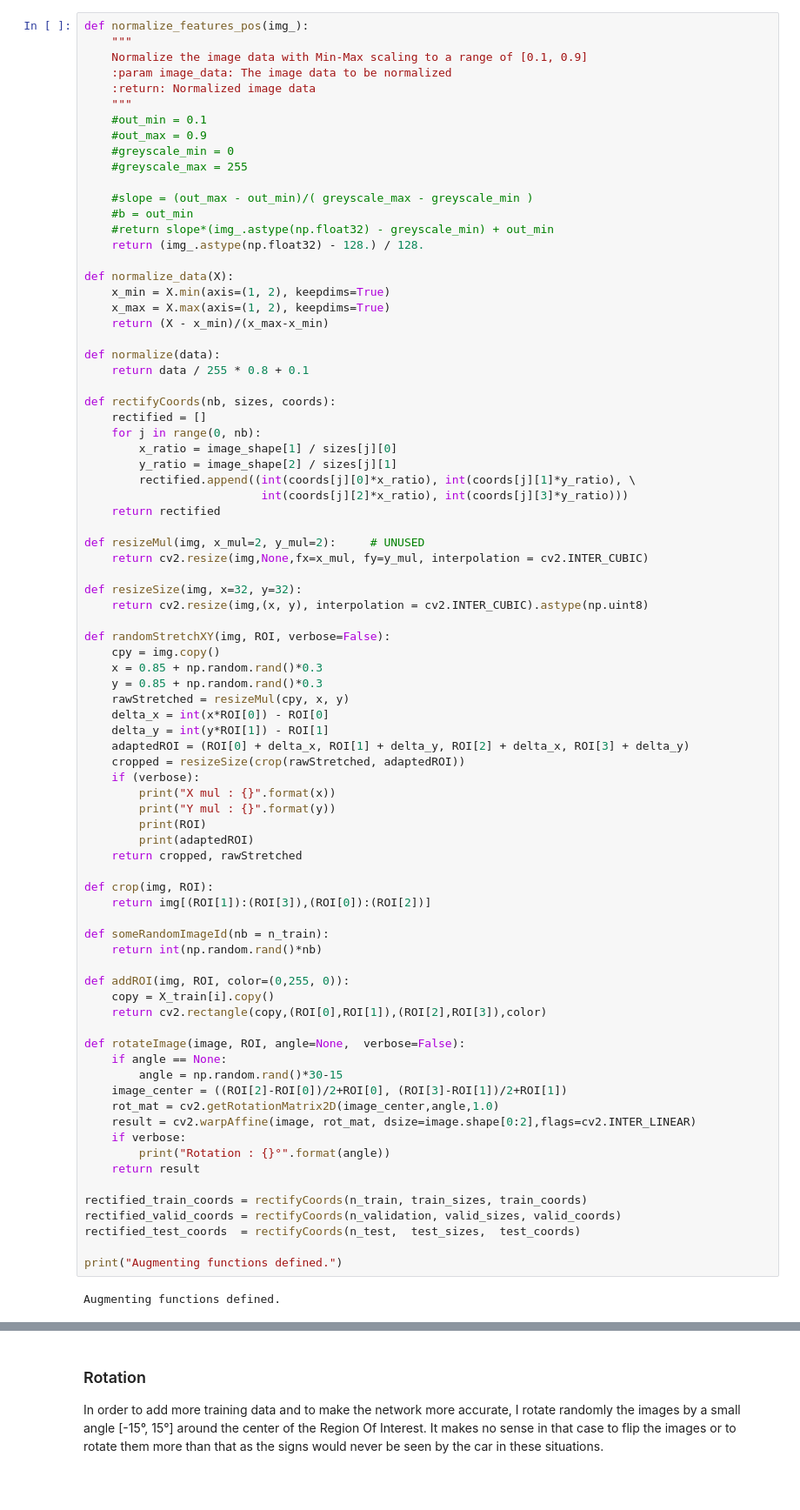
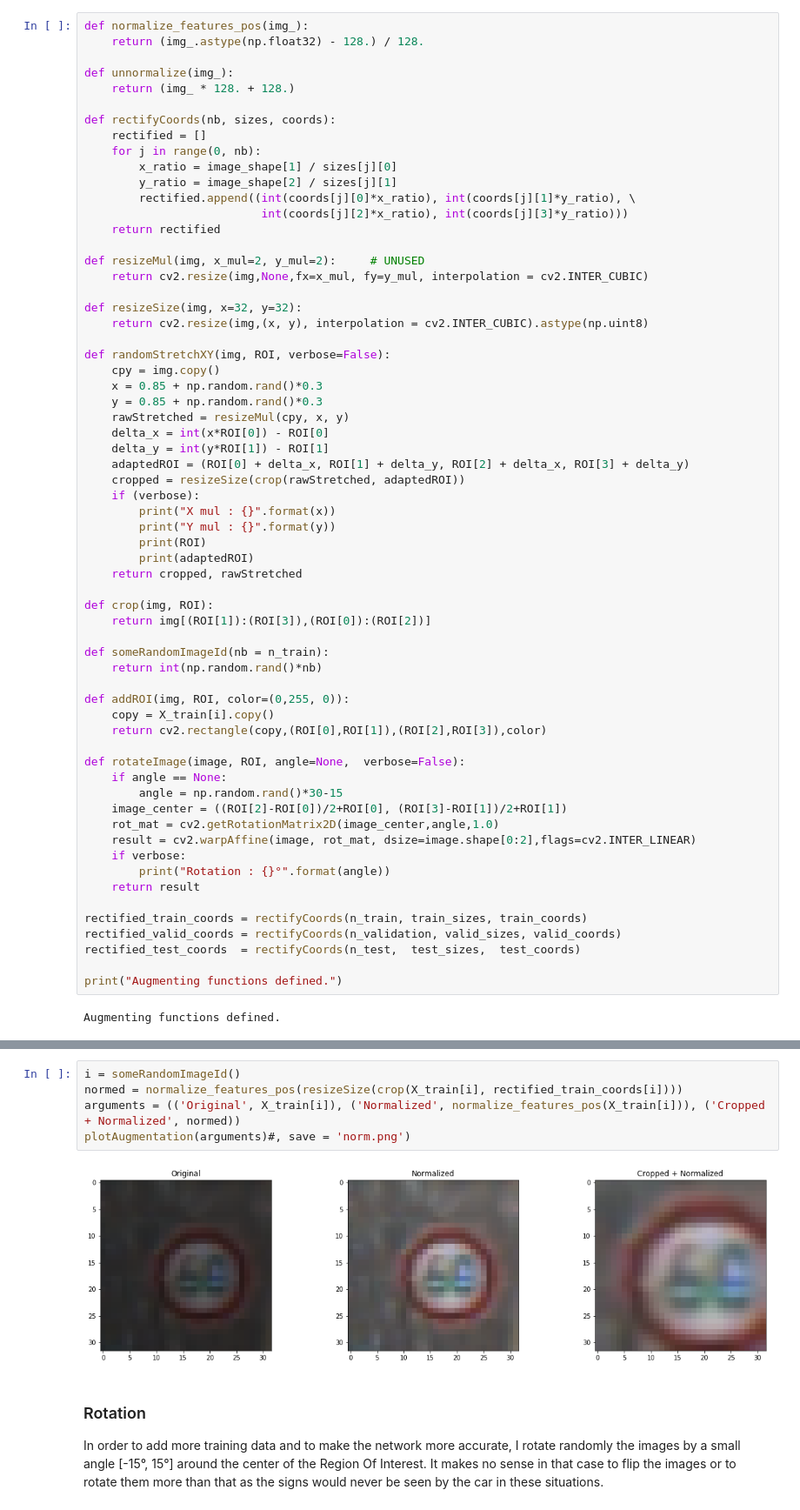
Before and after one commit to Labonneguigue/CarND-Traffic-Sign-Classifier-Project, a Jupyter notebook: Traffic_Sign_Classifier.ipynb, the cells around one changed output, grey strips where cells are left out. Shown at 87% size. Saved outputs shown, nothing was run; the diff lists cells and outputs as text; blank space fills up the shorter version.

```diff
--- a/Traffic_Sign_Classifier.ipynb
+++ b/Traffic_Sign_Classifier.ipynb
@@ -201,28 +225,10 @@ Other pre-processing steps are optional. You can try different techniques to see
 Use the code cell (or multiple code cells, if necessary) to implement the first step of your project.
 # %%
 def normalize_features_pos(img_):
-    """
-    Normalize the image data with Min-Max scaling to a range of [0.1, 0.9]
-    :param image_data: The image data to be normalized
-    :return: Normalized image data
-    """
-    #out_min = 0.1
-    #out_max = 0.9
-    #greyscale_min = 0
-    #greyscale_max = 255
-
-    #slope = (out_max - out_min)/( greyscale_max - greyscale_min )
-    #b = out_min
-    #return slope*(img_.astype(np.float32) - greyscale_min) + out_min
     return (img_.astype(np.float32) - 128.) / 128.
 
-def normalize_data(X):
-    x_min = X.min(axis=(1, 2), keepdims=True)
-    x_max = X.max(axis=(1, 2), keepdims=True)
-    return (X - x_min)/(x_max-x_min)
-
-def normalize(data):
-    return data / 255 * 0.8 + 0.1
+def unnormalize(img_):
+    return (img_ * 128. + 128.)
 
 def rectifyCoords(nb, sizes, coords):
     rectified = []
@@ -323,3 +303,10 @@ ax.set_title('Cropped + Normalized')
+# %%
+i = someRandomImageId()
+normed = normalize_features_pos(resizeSize(crop(X_train[i], rectified_train_coords[i])))
+arguments = (('Original', X_train[i]), ('Normalized', normalize_features_pos(X_train[i])), ('Cropped + Normalized', normed))
+plotAugmentation(arguments)#, save = 'norm.png')
+# %% [output]
+[figure, added]
 # %% [markdown]
 ### Rotation
 In order to add more training data and to make the network more accurate, I rotate randomly the images by a small angle [-15°, 15°] around the center of the Region Of Interest. It makes no sense in that case to flip the images or to rotate them more than that as the signs would never be seen by the car in these situations.
```
Also changed, not shown: parts of 32 cells of this notebook, 4 other files.
